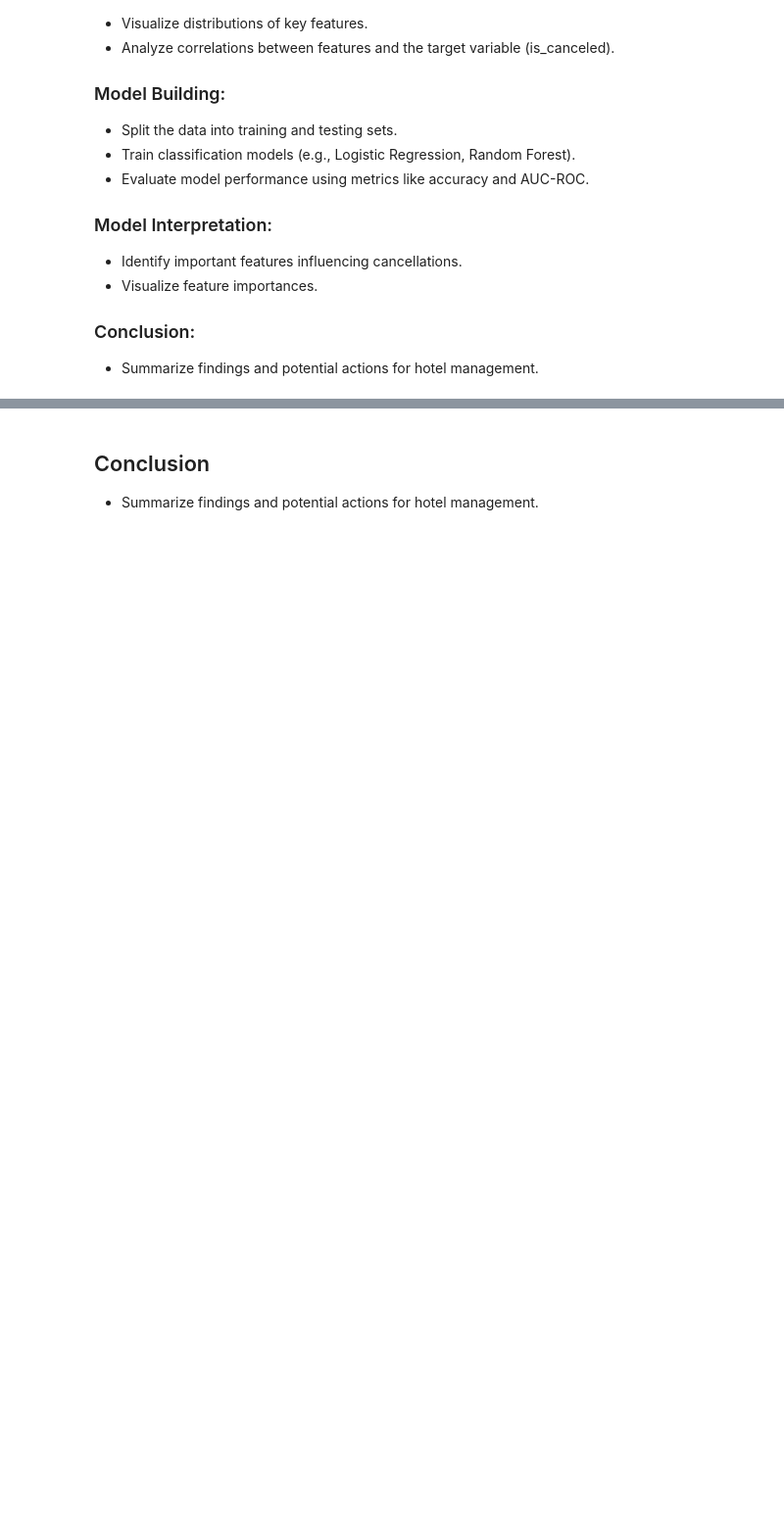
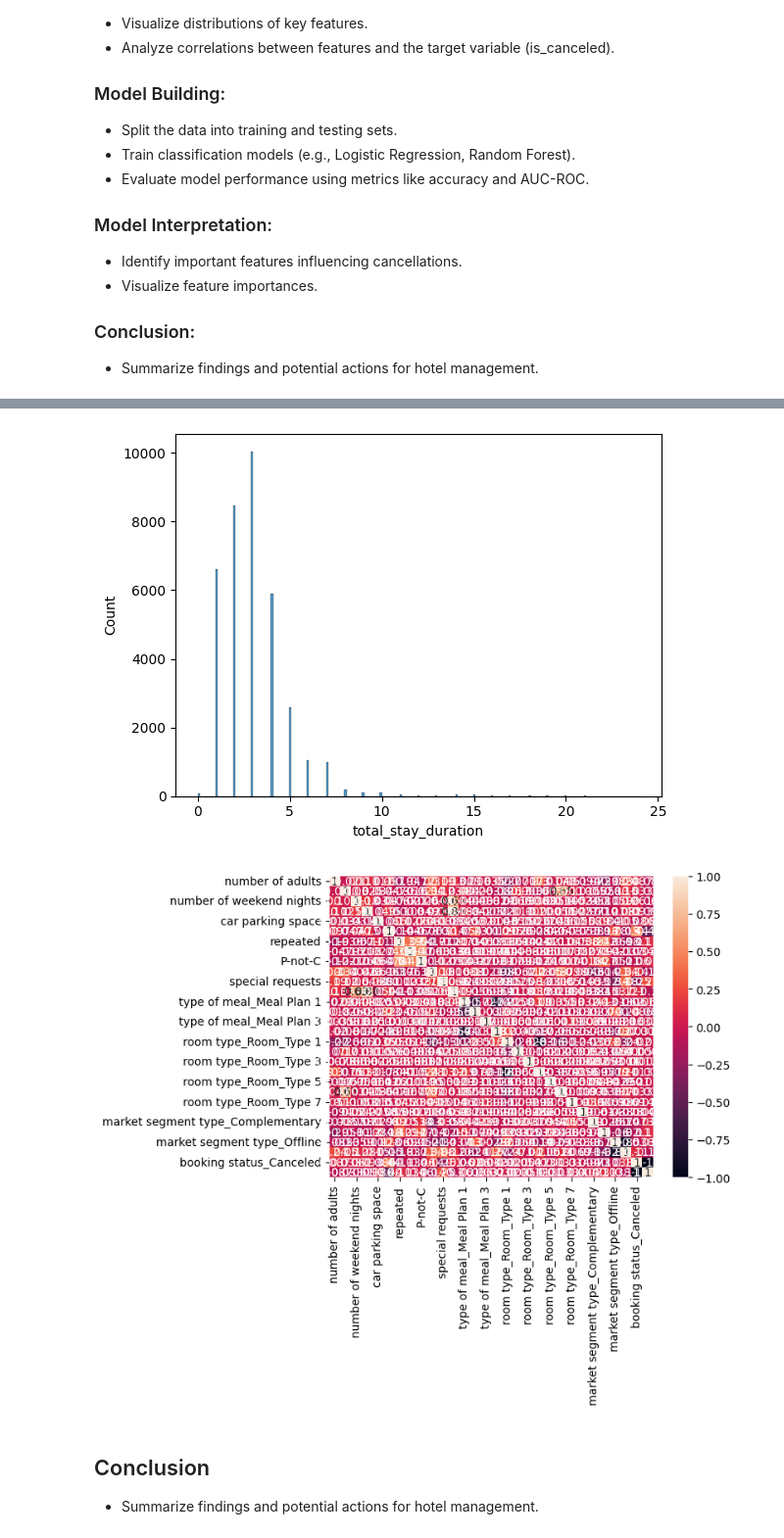
Before and after one commit to Nengock/hotel-booking-cancelation, a Jupyter notebook: Hotel_Booking_Cancellation_Prediction.ipynb, the cells around one changed output, grey strips where cells are left out. Shown: that part at 98% size. Saved outputs shown, nothing was run; the diff lists cells and outputs as text; code cells hidden in the pictures; blank space fills up the shorter version.

```diff
--- a/Hotel_Booking_Cancellation_Prediction.ipynb
+++ b/Hotel_Booking_Cancellation_Prediction.ipynb
@@ -40,7 +40,7 @@ Dataset Source: The "Hotel Booking Demand" dataset is available on Kaggle.
 import pandas as pd
 
 # Load the dataset
-df = pd.read_csv('path_to_dataset/hotel_bookings.csv')
+df = pd.read_csv('booking.csv')
 
 # Data Exploration
 df.head()
@@ -58,23 +101,29 @@ df.fillna(method='ffill', inplace=True)
 # %%
 # Feature Engineering
 # Create new features
-df['total_stay_duration'] = df['stays_in_weekend_nights'] + df['stays_in_week_nights']
+df['total_stay_duration'] = df['number of weekend nights'] + df['number of week nights']
 
 # Encode categorical variables
-df = pd.get_dummies(df, columns=['hotel', 'meal', 'country', 'market_segment', 'distribution_channel', 'reserved_room_type', 'assigned_room_type', 'deposit_type', 'customer_type'])
+df = pd.get_dummies(df, columns=['type of meal', 'room type', 'market segment type', 'booking status'])
 # %%
 # Exploratory Data Analysis (EDA)
 import matplotlib.pyplot as plt
 import seaborn as sns
 
+# Drop the Booking_ID and date of reservation columns as they are not needed for numerical analysis
+df_numeric = df.drop(columns=['Booking_ID', 'date of reservation'])
+
 # Visualize distributions of key features
-sns.histplot(df['total_stay_duration'])
+sns.histplot(df_numeric['total_stay_duration'])
 plt.show()
 
 # Analyze correlations between features and the target variable (is_canceled)
-correlation_matrix = df.corr()
+correlation_matrix = df_numeric.corr()
 sns.heatmap(correlation_matrix, annot=True)
 plt.show()
+# %% [output]
+[figure, added]
+[figure, added]
 # %%
 # Model Building
 from sklearn.model_selection import train_test_split
```
Also changed, not shown: parts of 2 cells of this notebook.
